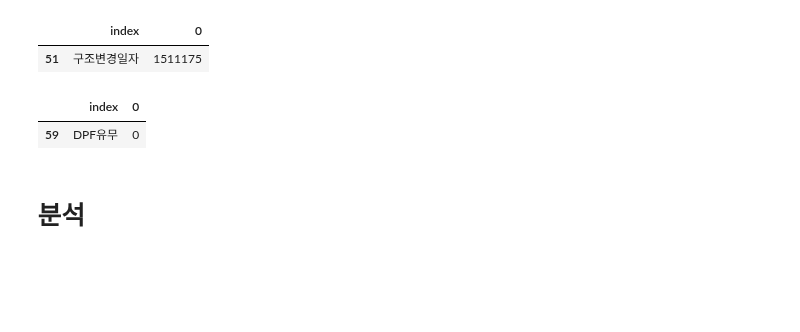
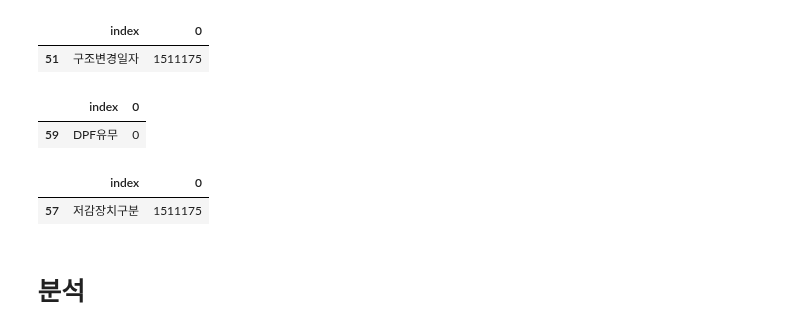
Before and after one commit to kbjung/wabotech, a Jupyter notebook: car_big_data_2/[BD3][G4]분류통계.ipynb, the cells around one changed output. Cells and saved outputs as stored; diff of their text form; code cells hidden in the pictures; blank space fills up the shorter version.

```diff
--- a/car_big_data_2/[BD3][G4]분류통계.ipynb
+++ b/car_big_data_2/[BD3][G4]분류통계.ipynb
@@ -332,6 +332,11 @@ temp[temp['index'] == 'DPF유무']
 # %% [output]
 |  | index | 0 |
 | 59 | DPF유무 | 0 |
+# %%
+temp[temp['index'] == '저감장치구분']
+# %% [output]
+|  | index | 0 |
+| 57 | 저감장치구분 | 1511175 |
 # %% [markdown]
 # 분석
 # %% [markdown]
```
Also changed, not shown: parts of 47 cells of this notebook.
